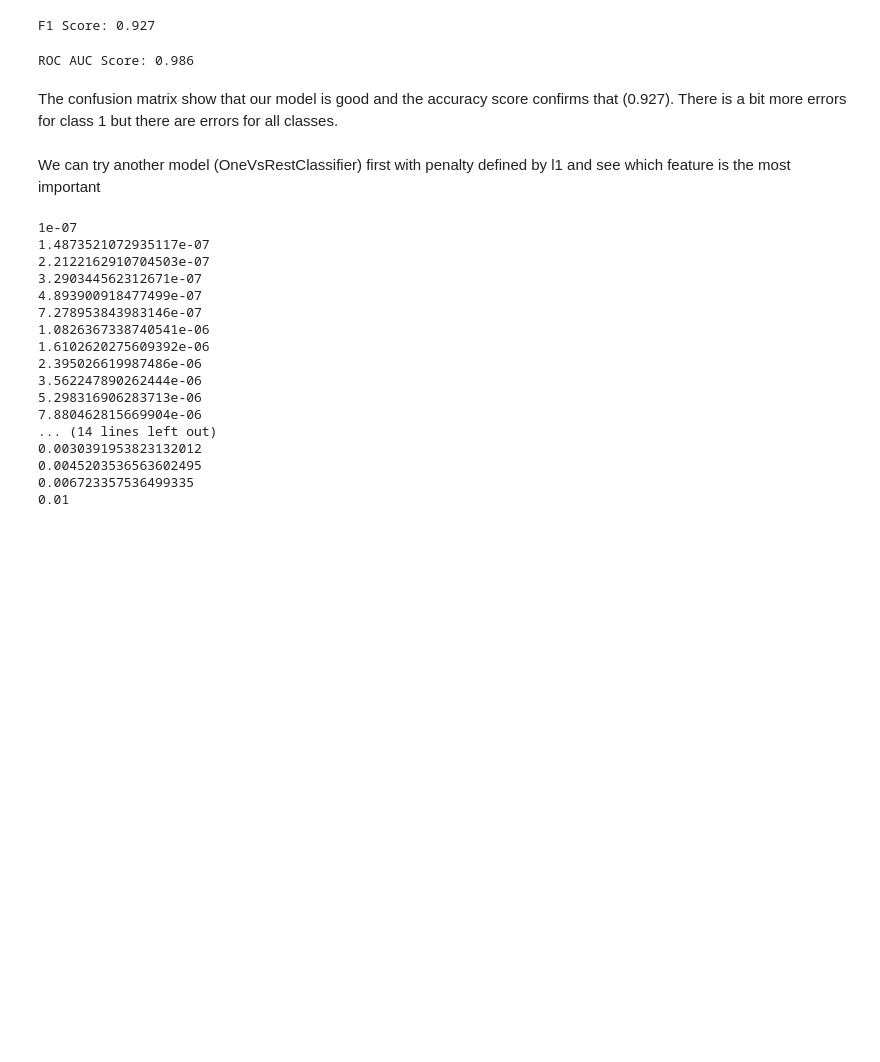
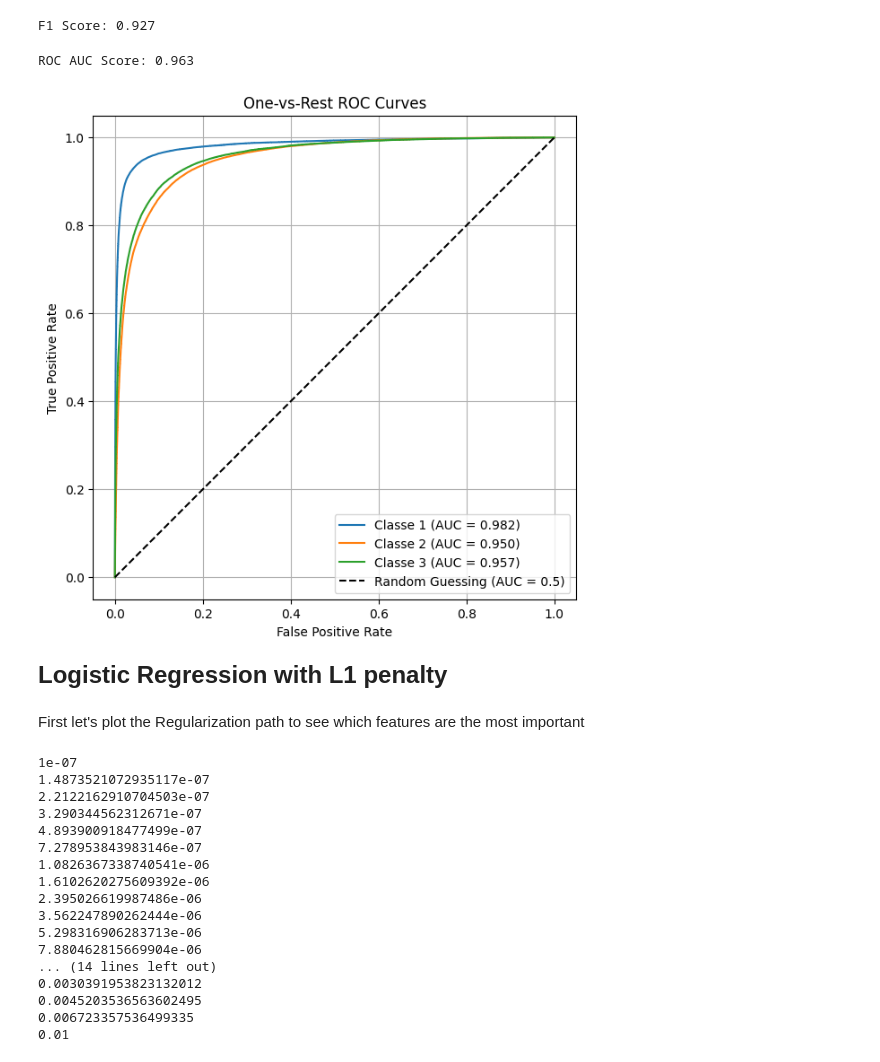
Before and after one commit to arthurl7389/WineAnalyzeML, a Jupyter notebook: model.ipynb, the cells around one changed output. Saved outputs shown, nothing was run; the diff lists cells and outputs as text; code cells hidden in the pictures; blank space fills up the shorter version.

```diff
--- a/model.ipynb
+++ b/model.ipynb
@@ -297,14 +357,48 @@ print(f"F1 Score: {f1:.3f}")
 # %% [output]
 F1 Score: 0.927
 # %%
-# We calculate roc_auc_score
+# We calculate roc_auc_score and plot the curves associated
 y_pred_proba = pipeline.predict_proba(X_test)
 roc_auc = roc_auc_score(y_test, y_pred_proba, multi_class='ovr')
 print(f"ROC AUC Score: {roc_auc:.3f}")
+
+# Probabilités prédites (déjà calculées)
+y_pred_proba = pipeline.predict_proba(X_test)   # shape (n_samples, n_classes)
+
+# Binarisation des labels vrais
+classes = np.unique(y_test)
+y_test_bin = label_binarize(y_test, classes=classes)  # shape (n_samples, n_classes)
+n_classes = y_test_bin.shape[1]
+
+fpr = dict()
+tpr = dict()
+roc_auc = dict()
+
+for i in range(n_classes):
+    fpr[i], tpr[i], _ = roc_curve(y_test_bin[:, i], y_pred_proba[:, i])
+    roc_auc[i] = auc(fpr[i], tpr[i])
+
+plt.figure(figsize=(7, 7))
+for i in range(n_classes):
+    plt.plot(
+        fpr[i],
+        tpr[i],
+        label=f"Classe {classes[i]} (AUC = {roc_auc[i]:.3f})"
+    )
+
+plt.plot([0, 1], [0, 1], "k--", label="Random Guessing (AUC = 0.5)")
+plt.xlabel("False Positive Rate")
+plt.ylabel("True Positive Rate")
+plt.title("One-vs-Rest ROC Curves")
+plt.legend()
+plt.grid(True)
+plt.axis("square")
+plt.show()
 # %% [output]
-ROC AUC Score: 0.986
+ROC AUC Score: 0.963
+[figure, added]
-# %% [markdown]
-The confusion matrix show that our model is good and the accuracy score confirms that (0.927). There is a bit more errors for class 1 but there are errors for all classes.
 # %% [markdown]
-We can try another model (OneVsRestClassifier) first with penalty defined by l1 and see which feature is the most important
+<span style="font-size:24px; font-weight:bold">Logistic Regression with L1 penalty</span>
+# %% [markdown]
+First let's plot the Regularization path to see which features are the most important
 # %%
```
Also changed, not shown: parts of 50 cells of this notebook.
